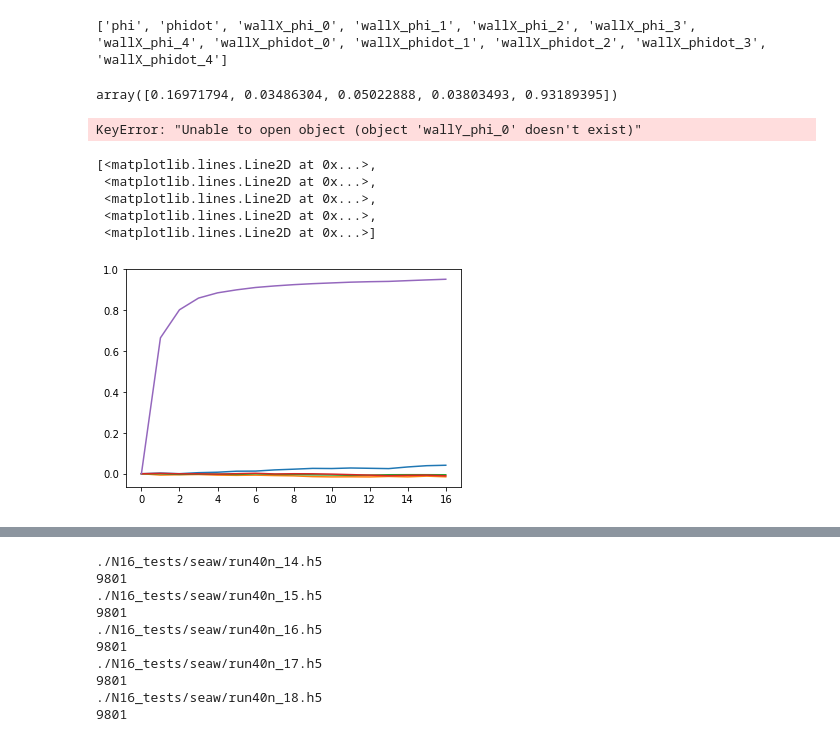
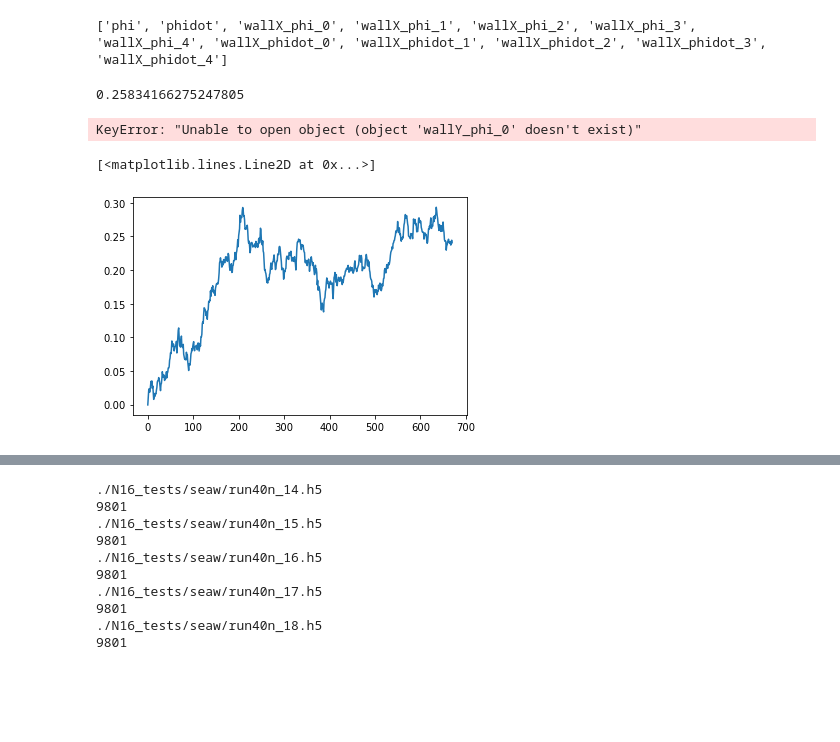
Before and after one commit to jannisgebbo/langevinA, a Jupyter notebook: ModelA-Beuler/measurementsDev.ipynb, the cells around one changed output, grey strips where cells are left out. Saved outputs shown, nothing was run; the diff lists cells and outputs as text; code cells hidden in the pictures; blank space fills up the shorter version.

```diff
--- a/ModelA-Beuler/measurementsDev.ipynb
+++ b/ModelA-Beuler/measurementsDev.ipynb
@@ -11,21 +11,17 @@ print(list(r.keys()))
 phi=np.asarray(r["phi"])
 # %% [output]
 ['phi', 'phidot', 'wallX_phi_0', 'wallX_phi_1', 'wallX_phi_2', 'wallX_phi_3', 'wallX_phi_4', 'wallX_phidot_0', 'wallX_phidot_1', 'wallX_phidot_2', 'wallX_phidot_3', 'wallX_phidot_4']
-# %%
-r["phi"][0]
-# %% [output]
-array([0.16971794, 0.03486304, 0.05022888, 0.03803493, 0.93189395])
+# %%
+np.mean(r["phi"][600:,0])
+# %% [output]
+0.25834166275247805
 # %%
 np.sum(r["wallY_phi_0"][0])/16.0
 # %% [output]
 KeyError: "Unable to open object (object 'wallY_phi_0' doesn't exist)"
 # %%
-plt.plot(r["phi"])
+plt.plot(r["phi"][:,0])
 #plt.ylim([2,2.5])
 # %% [output]
-[<matplotlib.lines.Line2D at 0x...>,
- <matplotlib.lines.Line2D at 0x...>,
- <matplotlib.lines.Line2D at 0x...>,
- <matplotlib.lines.Line2D at 0x...>,
- <matplotlib.lines.Line2D at 0x...>]
+[<matplotlib.lines.Line2D at 0x...>]
-[figure, old version]
+[figure, new version]
```
Also changed, not shown: parts of 1 cell of this notebook, 2 other files.
